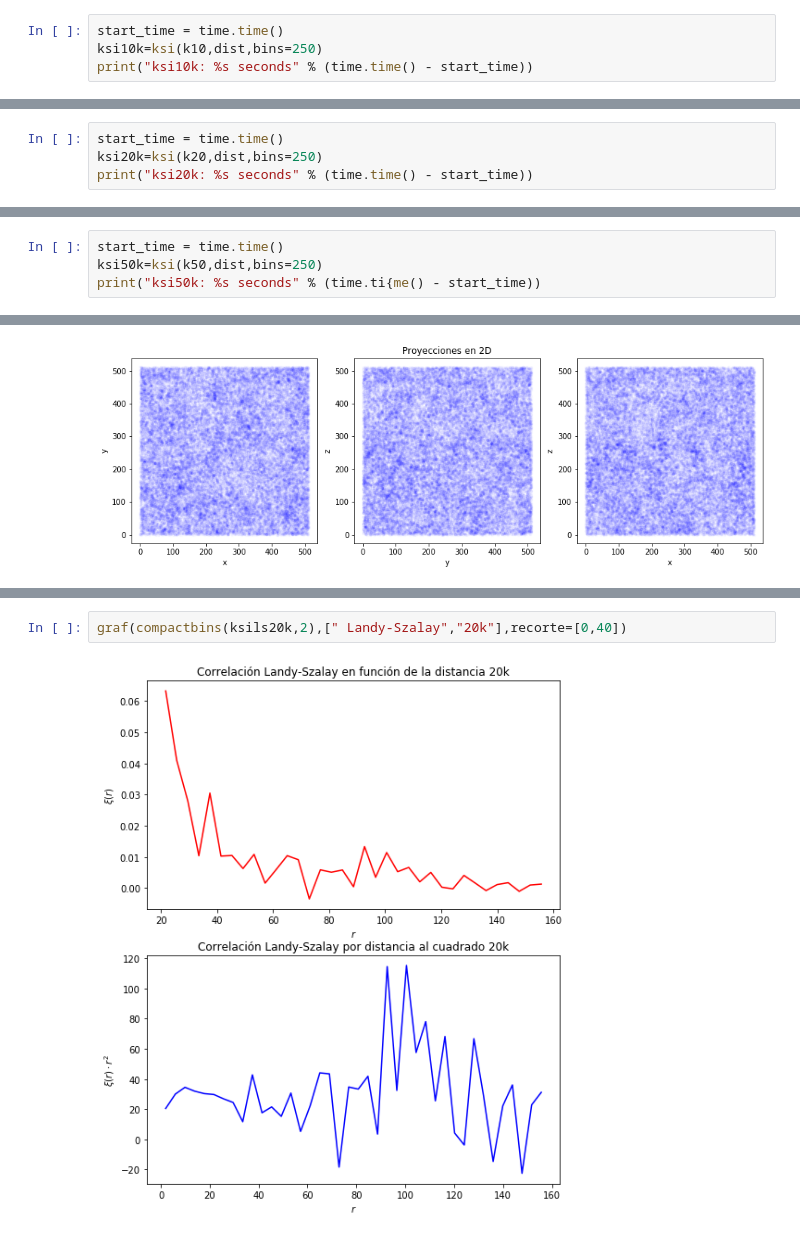
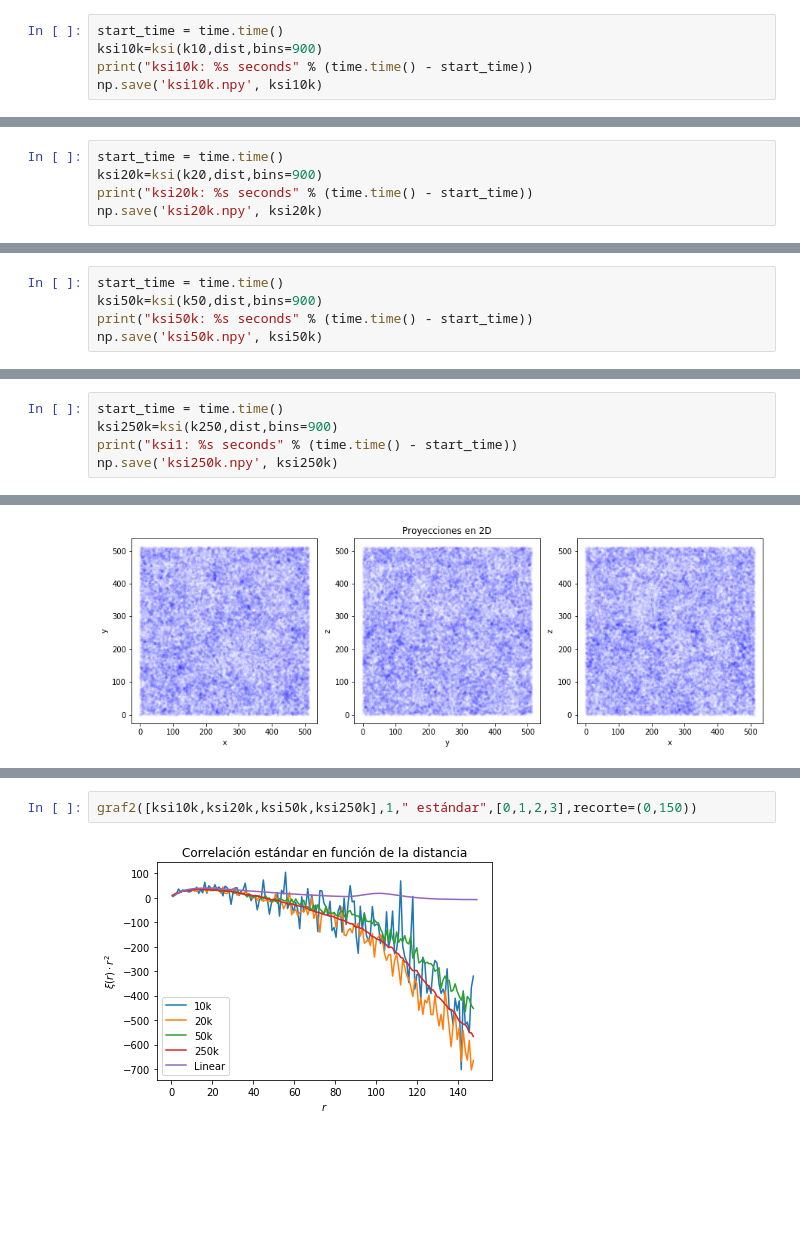
Before and after one commit to DCIDA2019/da2020-ChavezUriel, a Jupyter notebook: Remoto_Semana6/Semana6.ipynb, the cells around one changed output, grey strips where cells are left out. Cells and saved outputs as stored; diff of their text form; blank space fills up the shorter version.

```diff
--- a/Remoto_Semana6/Semana6.ipynb
+++ b/Remoto_Semana6/Semana6.ipynb
@@ -115,5 +179,6 @@ def ksils(puntos,dist,bins=50):
 # %%
 start_time = time.time()
-ksi10k=ksi(k10,dist,bins=250)
+ksi10k=ksi(k10,dist,bins=900)
 print("ksi10k: %s seconds" % (time.time() - start_time))
+np.save('ksi10k.npy', ksi10k)
 # %% [output]
@@ -121,4 +186,5 @@ ksi10k: 20.11345863342285 seconds
 # %%
 start_time = time.time()
-ksi20k=ksi(k20,dist,bins=250)
+ksi20k=ksi(k20,dist,bins=900)
 print("ksi20k: %s seconds" % (time.time() - start_time))
+np.save('ksi20k.npy', ksi20k)
@@ -125,4 +193,5 @@ print("ksi20k: %s seconds" % (time.time() - start_time))
 # %%
 start_time = time.time()
-ksi50k=ksi(k50,dist,bins=250)
-print("ksi50k: %s seconds" % (time.ti{me() - start_time))
+ksi50k=ksi(k50,dist,bins=900)
+print("ksi50k: %s seconds" % (time.time() - start_time))
+np.save('ksi50k.npy', ksi50k)
@@ -164,0 +228,5 @@ def compactbins(KSI,div):
+# %%
+start_time = time.time()
+ksi250k=ksi(k250,dist,bins=900)
+print("ksi1: %s seconds" % (time.time() - start_time))
+np.save('ksi250k.npy', ksi250k)
@@ -202,4 +261,4 @@ graf(compactbins(ksils10k,2),[" Landy-Szalay","10k"],recorte=[0,40])
-# %%
-graf(compactbins(ksils20k,2),[" Landy-Szalay","20k"],recorte=[0,40])
-# %% [output]
-[figure, removed]
+# %%
+graf2([ksi10k,ksi20k,ksi50k,ksi250k],1," estándar",[0,1,2,3],recorte=(0,150))
+# %% [output]
+[figure, added]
```
Also changed, not shown: parts of 24 cells of this notebook.
